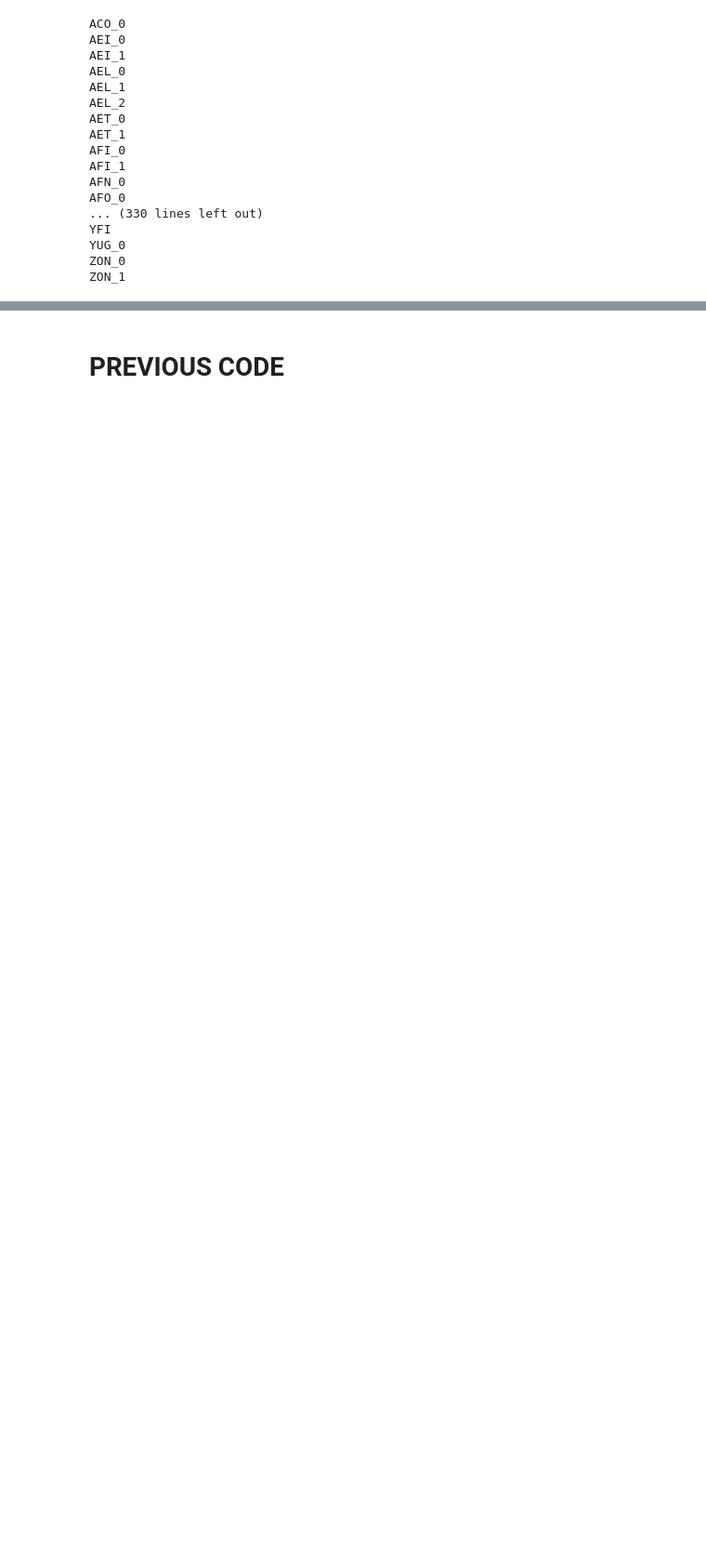
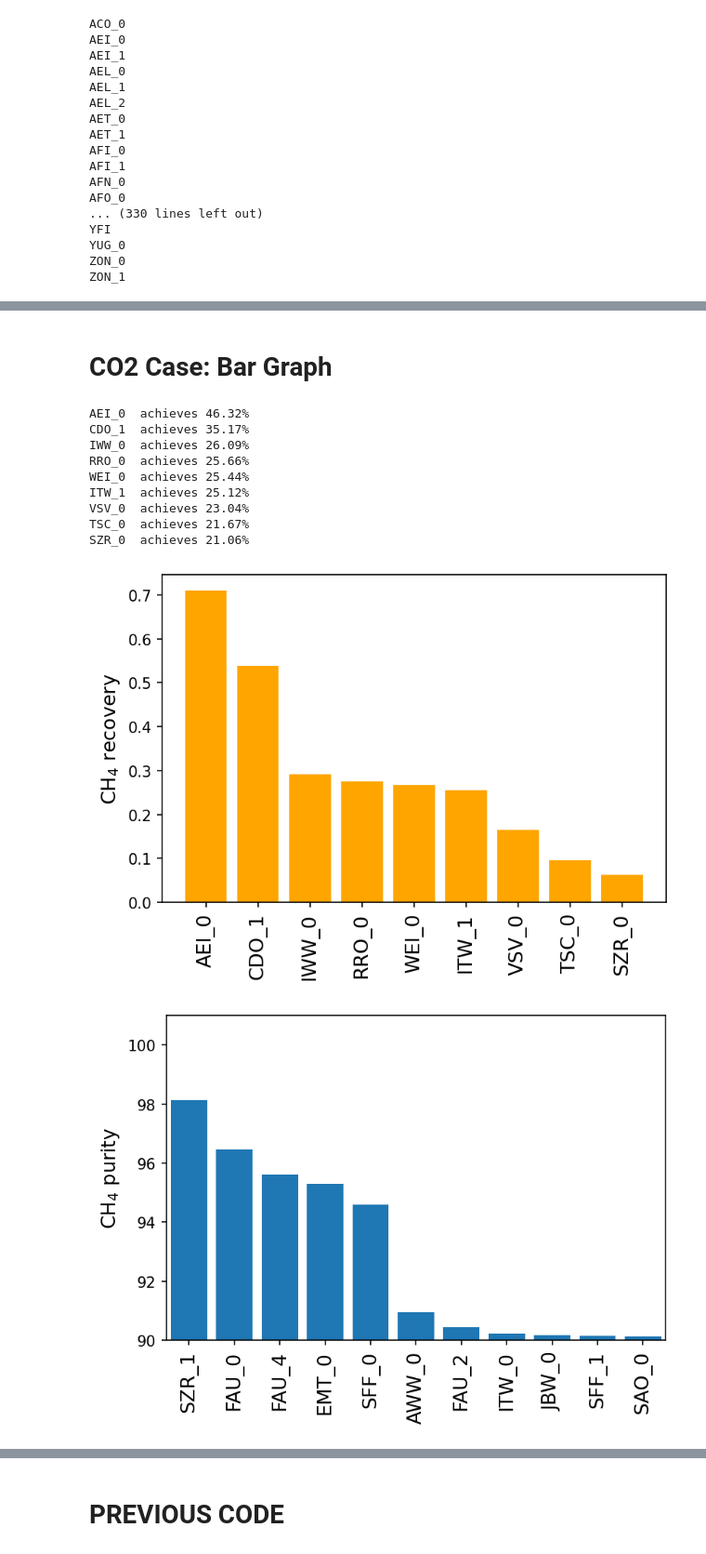
Before and after one commit to sebyga/Zeo-CO2-H2S, a Jupyter notebook: PSA_CO2_H2S_0308.ipynb, the cells around one changed output, grey strips where cells are left out. Shown at 93% size. Drawn from its saved outputs; the diff is of its cells as text; code cells hidden in the pictures; blank space fills up the shorter version.

```diff
--- a/PSA_CO2_H2S_0308.ipynb
+++ b/PSA_CO2_H2S_0308.ipynb
@@ -375,0 +438,20 @@ plt.show()
+# %%
+### BEST SELECTIVITY ?? ###
+arg_sel_10_CO2 = np.argsort(sel_10_CO2)[::-1]
+arg_sel_50_CO2 = np.argsort(sel_50_CO2)[::-1]
+
+Name_best_sel_10_CO2 = Names_CO2[arg_sel_10_CO2[0]]
+Name_best_sel_50_CO2 = Names_CO2[arg_sel_50_CO2[0]]
+print('Best Selectivity is')
+print('@ 10 bar')
+print(Name_best_sel_10_CO2, ': ', sel_10_CO2[arg_sel_10_CO2[0]])
+print('@ 50 bar')
+print(Name_best_sel_50_CO2, ': ', sel_50_CO2[arg_sel_50_CO2[0]])
+print()
+print('10 bar selectivity case:')
+for nnn,selll in zip(Names_CO2[arg_sel_10_CO2[:20]], sel_10_CO2[arg_sel_10_CO2[:20]]):
+    print(nnn, ': {0:.3f}'.format(selll))
+print()
+print('50 bar selectivity case:')
+for nnn,selll in zip(Names_CO2[arg_sel_50_CO2[:20]], sel_50_CO2[arg_sel_50_CO2[:20]]):
+    print(nnn, ': {0:.3f}'.format(selll))
@@ -375,0 +654,36 @@ plt.show()
+# %% [markdown]
+# CO2 Case: Bar Graph
+# %%
+
+for xxx,nnn in zip(xx_CH4_raf, Names_CH4_raf):
+    print(nnn, ' achieves {0:.2f}%'.format(xxx*100))
+#recc_max_sort = np.max(Rec_list_sort,1)
+#print(xx_max.shape)
+#print(recc_max.shape)
+plt.figure(dpi = 150)
+plt.bar(np.arange(len(Recs_CH4_raf)),Recs_CH4_raf,color = 'orange')
+plt.xticks(np.arange(len(Recs_CH4_raf)),labels = Names_CH4_raf, fontsize = 13,
+rotation = 90)
+plt.ylabel('CH$_{4}$ recovery', fontsize = 13)
+plt.savefig('Recovery_CO2_case.png')
+
+plt.figure(dpi = 150)
+plt.bar(np.arange(len(xx_rest_CH4)),xx_rest_CH4[::-1]*100)
+plt.xticks(np.arange(len(xx_rest_CH4)), labels = Names_rest, fontsize = 13,
+rotation = 90)
+plt.ylabel('CH$_4$ purity', fontsize= 13)
+plt.xlim([-0.5,10.5])
+plt.ylim([90,101])
+plt.savefig('Purity_CO2_case.png')
+# %% [output]
+AEI_0  achieves 46.32%
+CDO_1  achieves 35.17%
+IWW_0  achieves 26.09%
+RRO_0  achieves 25.66%
+WEI_0  achieves 25.44%
+ITW_1  achieves 25.12%
+VSV_0  achieves 23.04%
+TSC_0  achieves 21.67%
+SZR_0  achieves 21.06%
+[figure, added]
+[figure, added]
```
Also changed, not shown: parts of 28 cells of this notebook, 9 other files.
